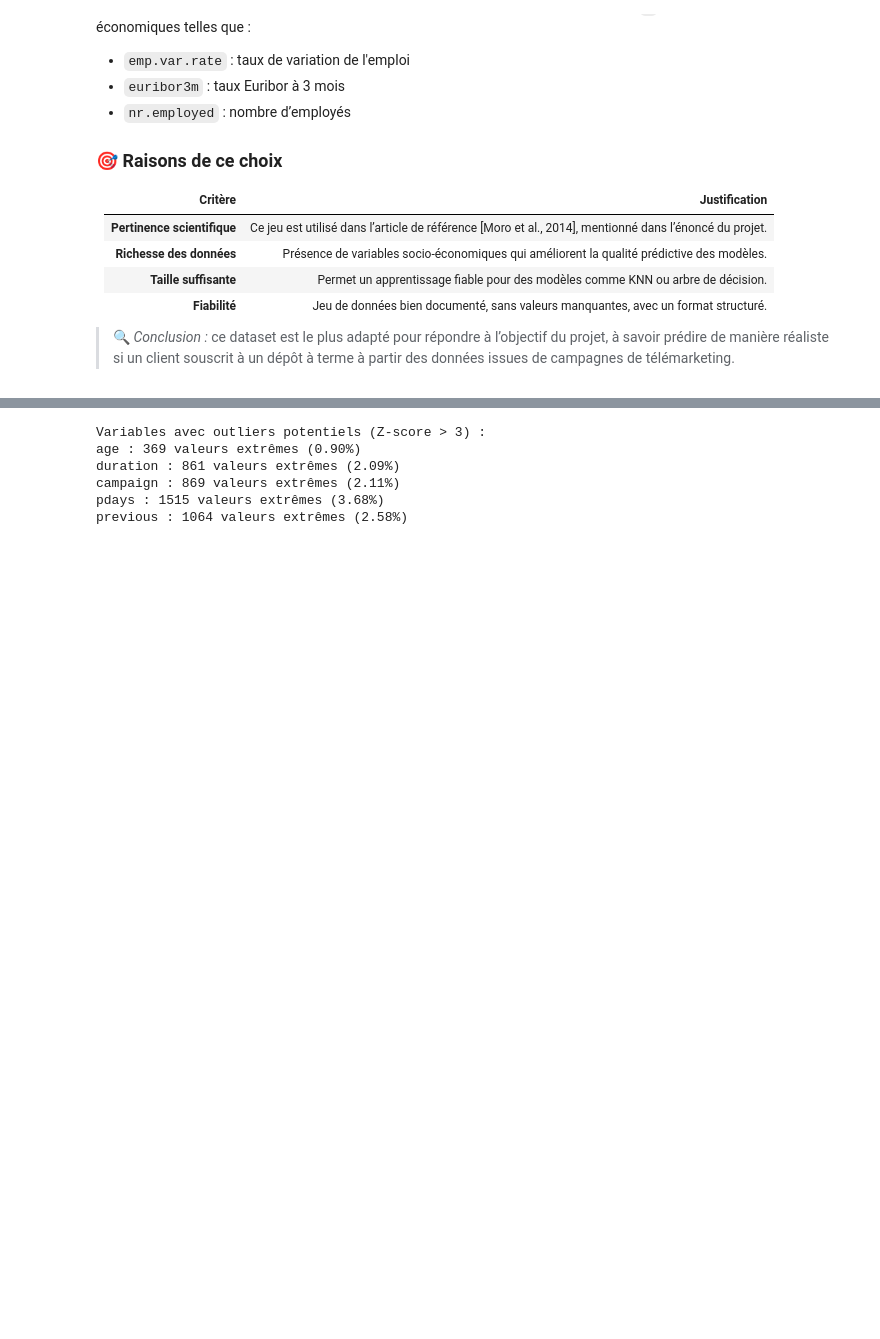
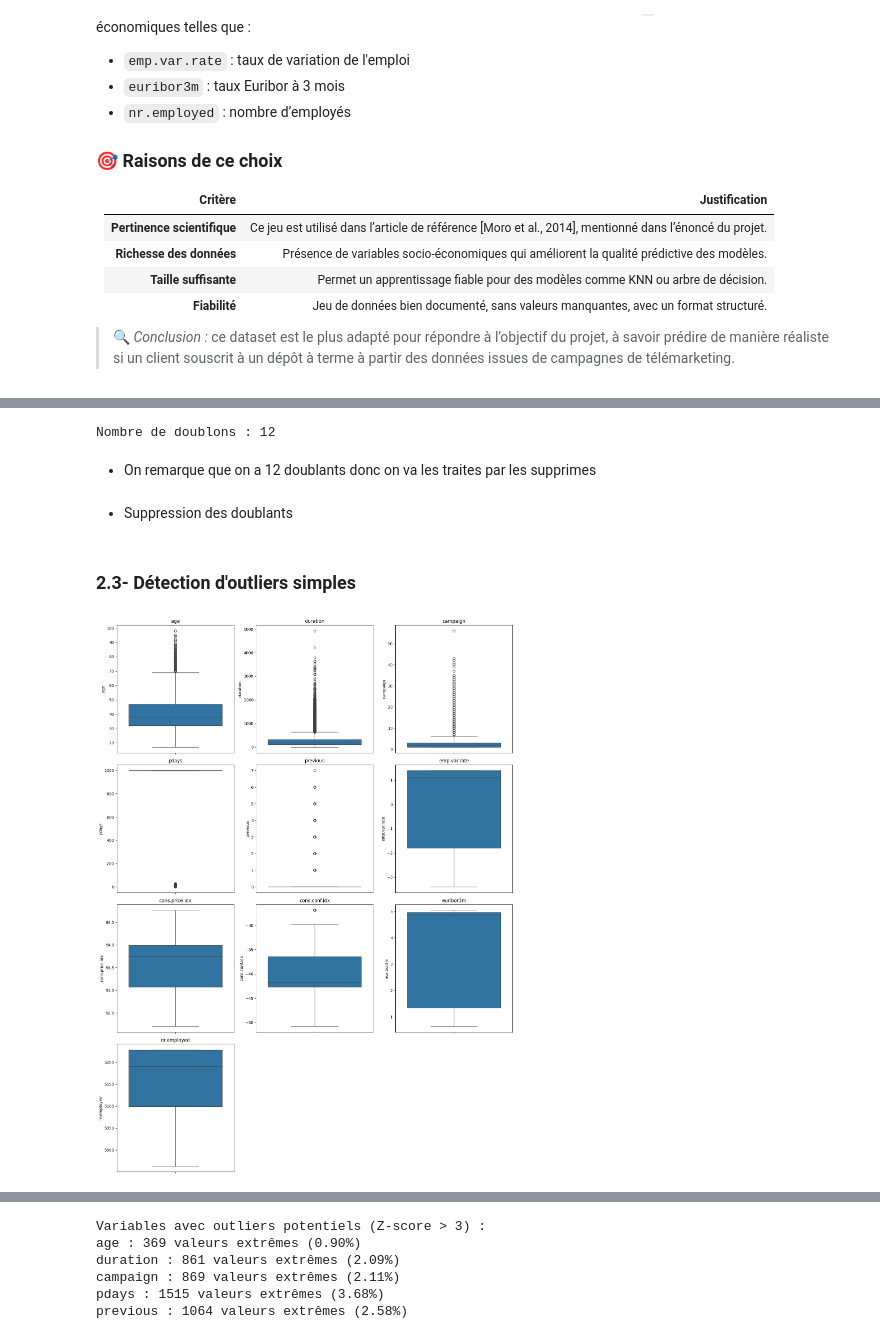
Before and after one commit to saaoudxteer/bank-marketing-project, a Jupyter notebook: bank_marketing_knn_tree.ipynb, the cells around one changed output, grey strips where cells are left out. Cells and saved outputs as stored; diff of their text form; code cells hidden in the pictures; blank space fills up the shorter version.

```diff
--- a/bank_marketing_knn_tree.ipynb
+++ b/bank_marketing_knn_tree.ipynb
@@ -109,0 +66,3 @@ dtype: int64
+# %%
+df1 = pd.read_csv("bank-additional-full.csv", sep=";")
+df = df1.copy()
@@ -109,0 +120,25 @@ dtype: int64
+# %%
+nb_doublons = df.duplicated().sum()
+print(f"Nombre de doublons : {nb_doublons}")
+# %% [output]
+Nombre de doublons : 12
+# %% [markdown]
+- On remarque que on a 12 doublants donc on va les traites par les supprimes
+# %% [markdown]
+- Suppression des doublants
+# %%
+df = df.drop_duplicates()
+# %% [markdown]
+### 2.3- Détection d'outliers simples
+# %%
+num_cols = df.select_dtypes(include=['int64', 'float64']).columns
+n = len(num_cols)
+plt.figure(figsize=(15, 5 * ((n // 3) + 1)))
+for i, col in enumerate(num_cols):
+    plt.subplot((n // 3) + 1, 3, i + 1)
+    sns.boxplot(y=df[col])
+    plt.title(col)
+plt.tight_layout()
+plt.show()
+# %% [output]
+[figure, added]
```
Also changed, not shown: parts of 70 cells of this notebook, 8 other files.
